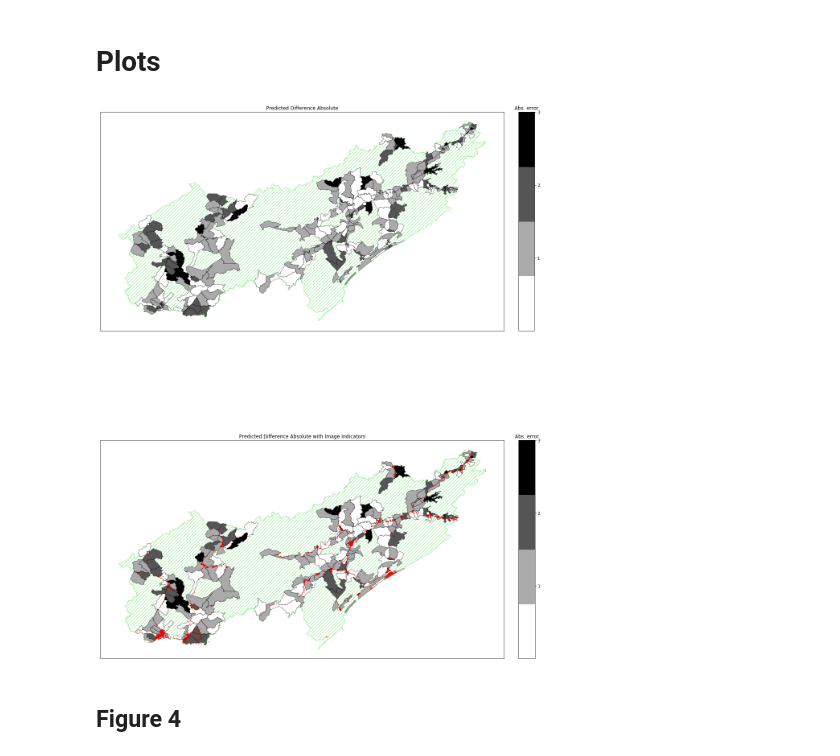
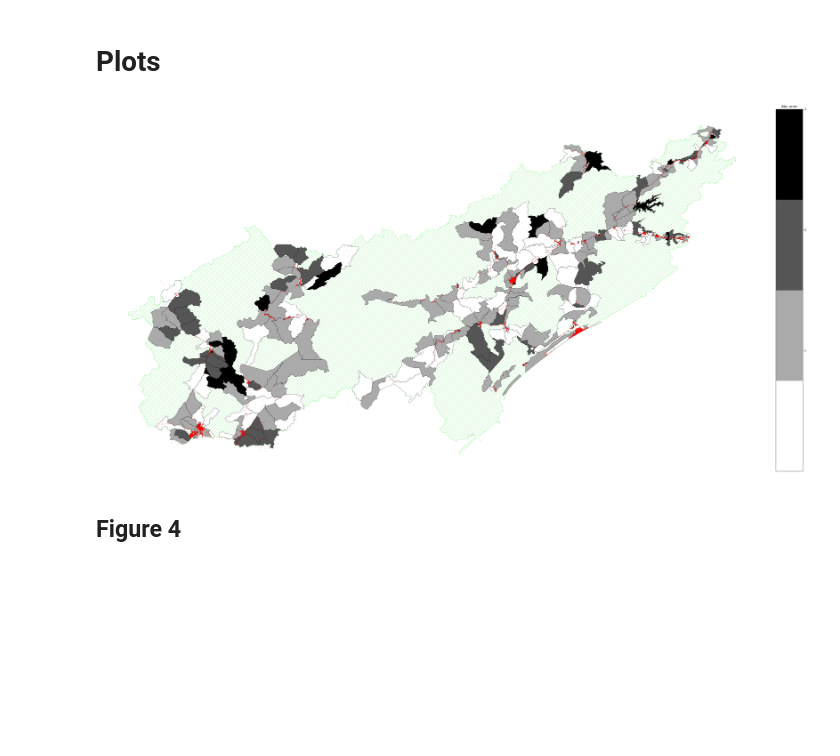
Before and after one commit to PARSECworld/streetsValeRibeira, a Jupyter notebook: 5_PlotsPrediction_gpu.ipynb, the cells around one changed output. Cells and saved outputs as stored; diff of their text form; code cells hidden in the pictures; blank space fills up the shorter version.

Commit message:
update plots functions

```diff
--- a/5_PlotsPrediction_gpu.ipynb
+++ b/5_PlotsPrediction_gpu.ipynb
@@ -369,8 +358,12 @@ city_codes = {
 # %%
 from shapely.geometry import Point, Polygon
 
+s=0
 vr = gpd.read_file('raw_data/shapefiles/censo2010_municipios_valeRibeira/valedaRibeira_merged.dbf')
+#valedaRibeira_merged.DBF contains only boundaries of VR
 
+
+#geo
 geo = pd.read_csv('geo.csv')
 df = geo[geo['pano_id'] != 'pano_id']
 df['latitude'] = df['latitude'].astype(float)
@@ -380,6 +373,22 @@ df = df[(df['latitude'] < 10)&(df['longitude'] > -75)&(df['longitude'] < -25)]
 geometry = [Point(xy) for xy in zip(df['longitude'].astype(float), df['latitude'].astype(float))]
 geo = gpd.GeoDataFrame(df, geometry=geometry)
 
+#geo2
+geo2 = gpd.read_file('raw_data/shapefiles/vale_ribeira.dbf')
+#vale_ribeira.dbf contains boundaries of each municipality
+
+df2 = pd.concat([pd.read_csv(f'{FOLDER[s]}/folds/pred-{FOLD}.csv') for FOLD in range(0,5)], ignore_index=True)
+df2 = pd.merge(df2, geo2, left_on='setor', right_on='CD_GEOCODI', how='left')
+
+real = df2.groupby('setor', as_index=False, group_keys=False).agg(
+    {'geometry': lambda x: x.tolist()[0], INDICATOR[s]: lambda x: int(x.mean())})
+g_real=gpd.GeoDataFrame(real)#Convert Pandas DataFrame to GeoPandas DataFrame
+
+pred = df2.groupby('setor', as_index=False, group_keys=False).agg(
+{'geometry': lambda x: x.tolist()[0], INDICATOR_PRED[s]: lambda x: int(x.mean())})
+g_pred=gpd.GeoDataFrame(pred)
+
+## calculating difference error
 
 g_dif = pd.merge(g_real, g_pred[['setor','quintilRendaPred']], on="setor")
 g_dif['diff'] = g_dif['quintilRenda'] - g_dif['quintilRendaPred']
@@ -392,62 +401,47 @@ missing_kwds={"color": "lightgrey",
              "linewidth":0.5}
 
 my_cmap = plt.cm.get_cmap('gray_r',4)
-#my_cmap.set_under(color='orange', alpha=0.5)
 
-
-fig, axs = plt.subplots(2, 1, figsize=(20*5,5*5))
+fig, axs = plt.subplots(1, 1, figsize=(20*5,5*5))
 fig.subplots_adjust(hspace=0.5, wspace=0.5)
 
 
 
 def plot_colorbar(axes, cmap_, values, init, end, text):
     sm = plt.cm.ScalarMappable(cmap=cmap_, norm=plt.Normalize(vmin=init, vmax=end))
     sm._A = []
     divider = make_axes_locatable(axes=axes)
     cax = divider.append_axes("right", size=str(values)+"%", pad=0.5)
-    cbar = fig.colorbar(sm, cax=cax,  ticks=list(range(1, values)))
+    cbar = fig.colorbar(sm, cax=cax,  ticks=list(range(1, values)), shrink=0.5)
     cbar.ax.set_title(text)
 
-#---- 4th subplot ----
-axs[0].set_title(f'Predicted Difference Absolute')#RdBu
-
-vr.boundary.plot(edgecolor='lightgreen',ax=axs[0], linewidth=0.3,linestyle='dashed') #contourn
-vr.plot(cmap= my_cmap, edgecolor='lightgreen',ax=axs[0], hatch="///") #fill
-g_dif.plot(column='diff_abs', ax=axs[0],cmap=my_cmap,linewidth=0.5, edgecolor='black',missing_kwds=missing_kwds)#color-fill
-plot_colorbar(axs[0],my_cmap,4,0,3,'Abs. error')
-axs[0].axes.get_xaxis().set_visible(False)
-axs[0].axes.get_yaxis().set_visible(False)
-axs[0].set_aspect('equal')
 
 #---- 5th subplot ----
-axs[1].set_title(f'Predicted Difference Absolute with Image Indicators')
+#axs.set_title(f'Predicted Difference Absolute with Image Indicators')
 
-vr.boundary.plot(edgecolor='lightgreen',ax=axs[1], linewidth=0.3,linestyle='dashed') #contourn
-vr.plot(cmap= my_cmap, edgecolor='lightgreen',ax=axs[1], hatch="///") #fill
-g_dif.plot(column='diff_abs', ax=axs[1],cmap=my_cmap,linewidth=0.5,edgecolor='black', missing_kwds=missing_kwds)#color-fill
+vr.boundary.plot(edgecolor='lightgreen',ax=axs, linewidth=0.3,linestyle='dashed') #contourn
+vr.plot(cmap= my_cmap, edgecolor='lightgreen',ax=axs, hatch="//") #fill
+g_dif.plot(column='diff_abs', ax=axs,cmap=my_cmap,linewidth=0.5,edgecolor='black', missing_kwds=missing_kwds)#color-fill
 
 
 
 for city in geo['city'].unique():
     city_dots = geo[geo['city'] == city]
-    images_plot = city_dots.plot(ax=axs[1], markersize=0.5, color='red',linewidth=0.4) #streets
+    images_plot = city_dots.plot(ax=axs, markersize=0.5, color='red',linewidth=0.4) #streets
 
-plot_colorbar(axs[1],my_cmap,4,0,3,'Abs. error')
-axs[1].axes.get_xaxis().set_visible(False)
-axs[1].axes.get_yaxis().set_visible(False)
-axs[1].set_aspect('equal')
-
-
-
+plot_colorbar(axs,my_cmap,4,0,3,'Abs. error')
+#axs.axes.get_xaxis().set_visible(False)
+#axs.axes.get_yaxis().set_visible(False)
+axs.set_aspect('equal')
+axs.axis('off')
 
 
 
 
 plt.savefig(fname='plots/error_map_prediction.pdf', dpi=300, facecolor='w', edgecolor='w',bbox_inches='tight')
 plt.savefig(fname='plots/error_map_prediction.png', dpi=300, facecolor='w', edgecolor='w',bbox_inches='tight')
-#plt.show()
 # %% [output]
-[figure, old version]
+[figure, new version]
 # %% [markdown]
 ## Figure 4
 # %%
```
Also changed, not shown: parts of 1 cell of this notebook, 1 other file.
